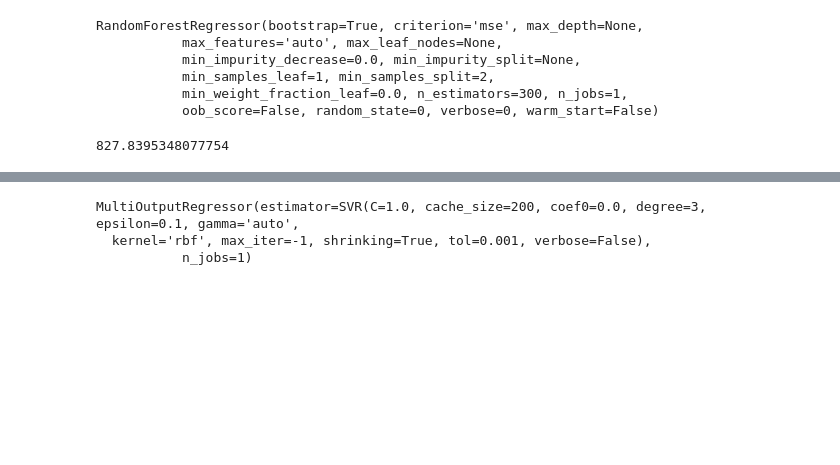
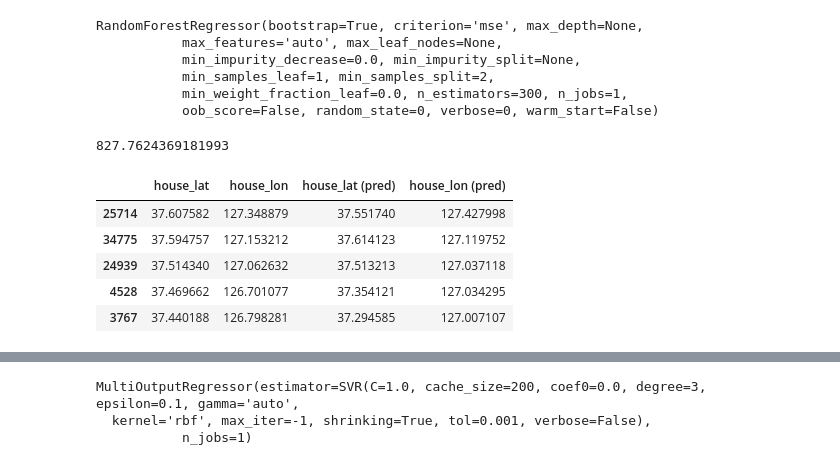
Before and after one commit to jasonyliang/Hanyang-Urban-Planning-Lab, a Jupyter notebook: Playground2.ipynb, the cells around one changed output, grey strips where cells are left out. Saved outputs shown, nothing was run; the diff lists cells and outputs as text; code cells hidden in the pictures; blank space fills up the shorter version.

Commit message:
individual differences

```diff
--- a/Playground2.ipynb
+++ b/Playground2.ipynb
@@ -143,7 +143,24 @@ def accuracy(pred):
         sum_error += error
     return sum_error
 
-
-accuracy(prediction)
+def ind_diff(pred):
+    diff = []
+    for i in range(len(pred)):
+        deltax = pred.iloc[i][0]-pred.iloc[i][2]
+        deltay = pred.iloc[i][1]-pred.iloc[i][3]
+        error = (deltax**2 + deltay**2)**(0.5)
+        diff.append(error)
+    return pd.DataFrame({'Difference': diff})
-# %% [output]
-827.8395348077754
+# %%
+accuracy(prediction)
+# %% [output]
+827.7624369181993
+# %%
+prediction.head()
+# %% [output]
+|  | house_lat | house_lon | house_lat (pred) | house_lon (pred) |
+| 25714 | 37.607582 | 127.348879 | 37.551740 | 127.427998 |
+| 34775 | 37.594757 | 127.153212 | 37.614123 | 127.119752 |
+| 24939 | 37.514340 | 127.062632 | 37.513213 | 127.037118 |
+| 4528 | 37.469662 | 126.701077 | 37.354121 | 127.034295 |
+| 3767 | 37.440188 | 126.798281 | 37.294585 | 127.007107 |
```
Also changed, not shown: parts of 12 cells of this notebook.
